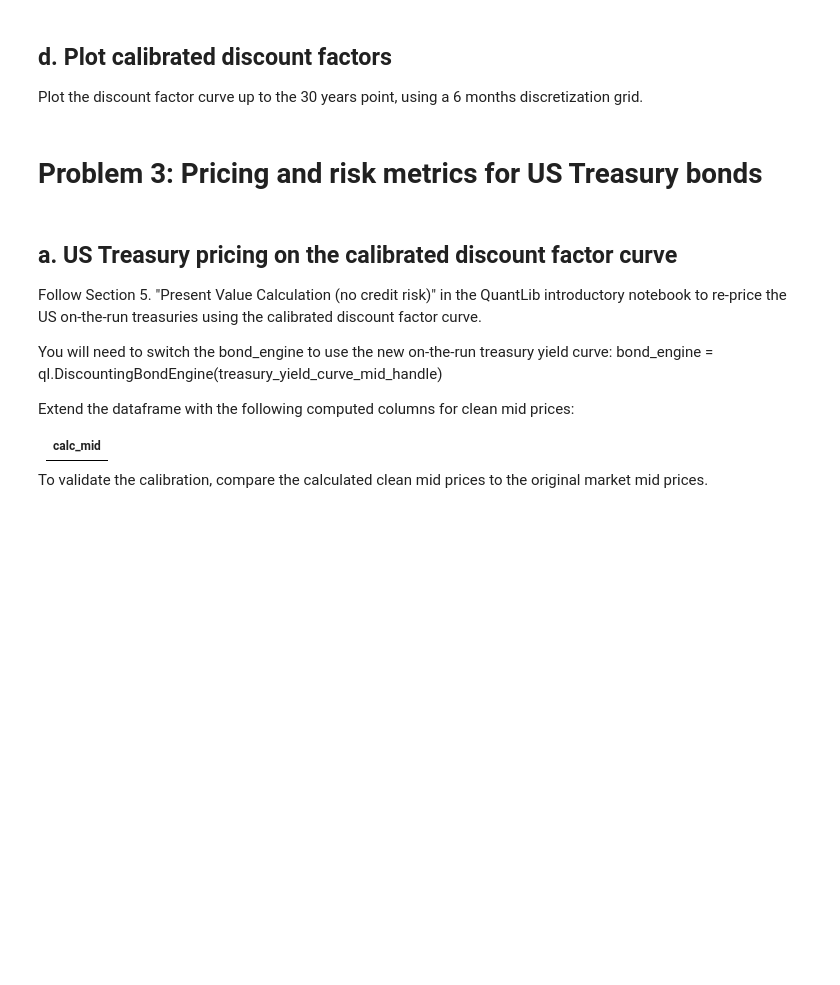
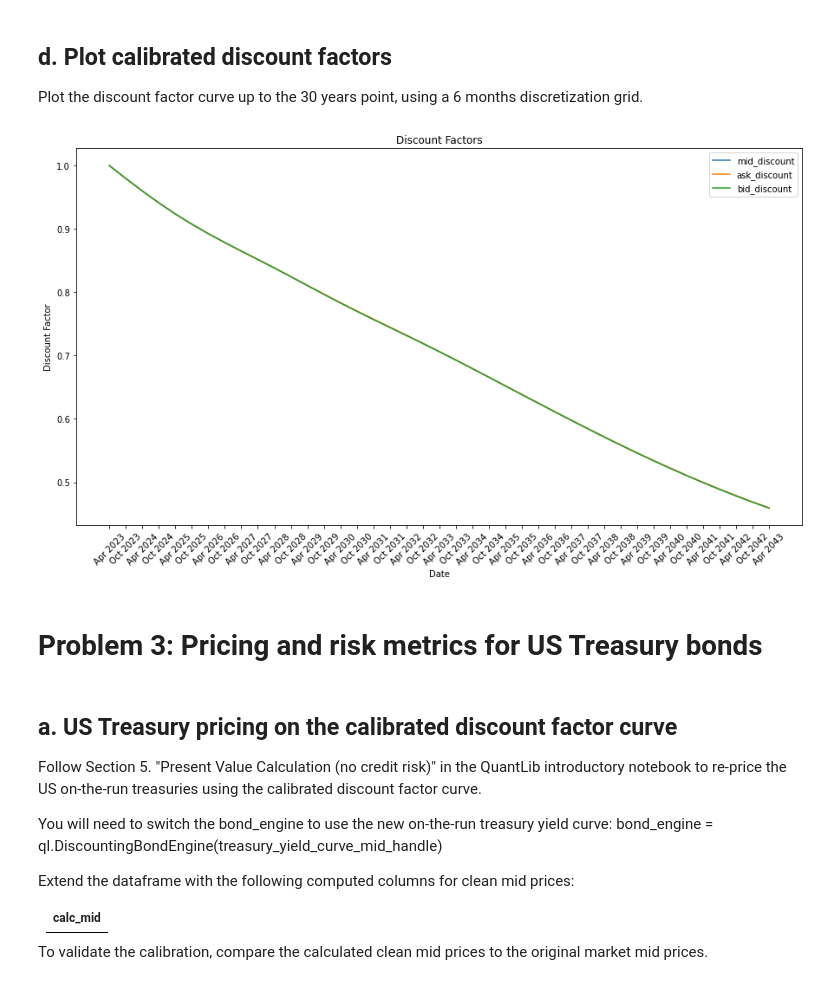
Before and after one commit to alanwake47/FINM-35700-Credit-Markets, a Jupyter notebook: week2/hw2/Homework 2-1.ipynb, the cells around one changed output. Saved outputs shown, nothing was run; the diff lists cells and outputs as text; code cells hidden in the pictures; blank space fills up the shorter version.

```diff
--- a/week2/hw2/Homework 2-1.ipynb
+++ b/week2/hw2/Homework 2-1.ipynb
@@ -413,6 +524,10 @@ Create a graph/scatter plot of the newly computed mid yields by maturity.
 ## d. Plot calibrated discount factors
 
 Plot the discount factor curve up to the 30 years point, using a 6 months discretization grid.
+# %%
+df_calib = plot_yield_curve(ts_yc_bid,ts_yc_ask,ts_yc_mid, ql.Date(14, 4, 2023), ql.Date(14, 4, 2043), ql.ActualActual(ql.ActualActual.ISMA), 'US Treasury', CurveType="discount_6m")
+# %% [output]
+[figure, added]
 # %% [markdown]
 # Problem 3: Pricing and risk metrics for US Treasury bonds
 # %% [markdown]
```
Also changed, not shown: parts of 14 cells of this notebook.
